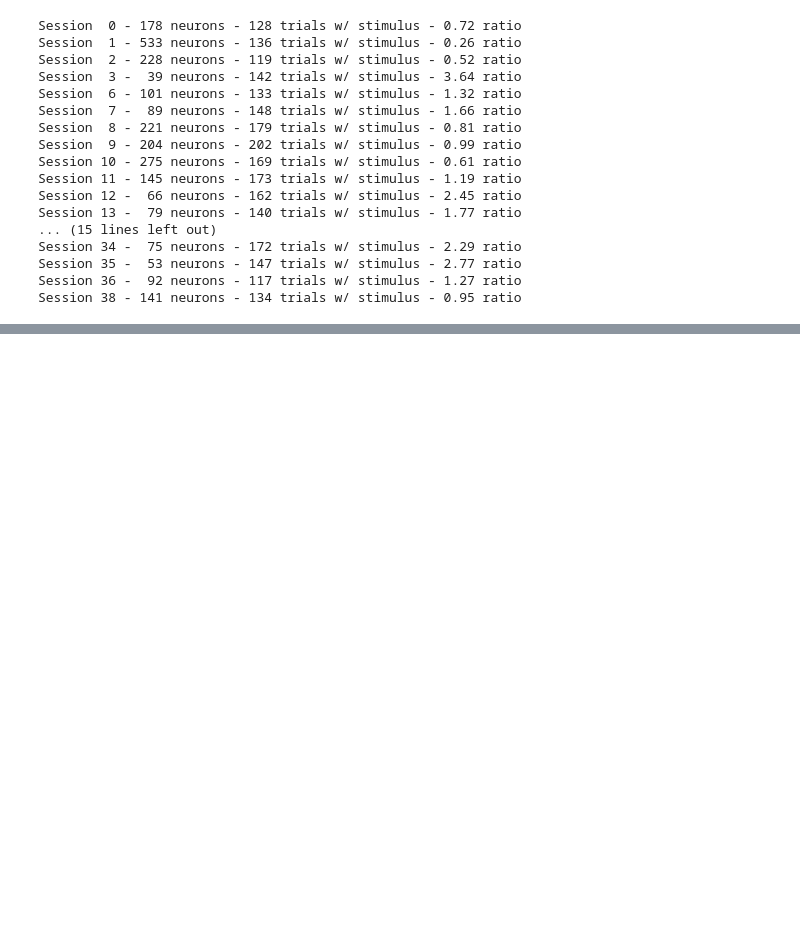
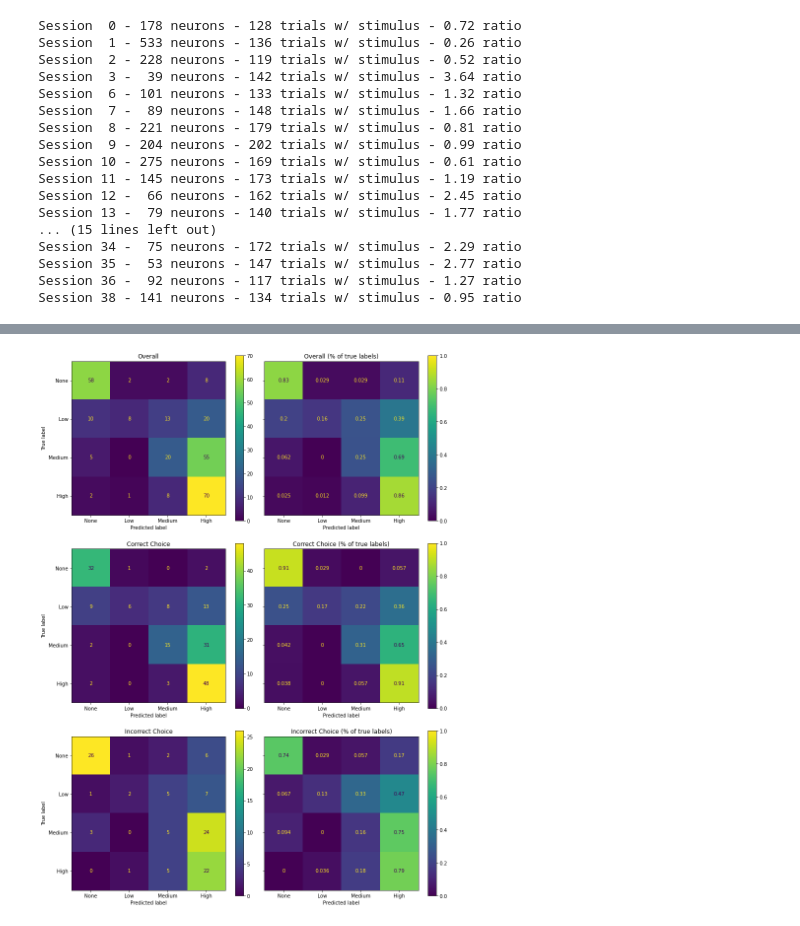
Before and after one commit to sjawhar/nma2020-steinmetz-project, a Jupyter notebook: notebooks/decoders.ipynb, the cells around one changed output, grey strips where cells are left out. Saved outputs shown, nothing was run; the diff lists cells and outputs as text; code cells hidden in the pictures; blank space fills up the shorter version.

```diff
--- a/notebooks/decoders.ipynb
+++ b/notebooks/decoders.ipynb
@@ -106,0 +205,27 @@ Class confidence at 5480ms: [0.56098166 0.11313523 0.17236025 0.15352286]
+# %%
+from sklearn.metrics import ConfusionMatrixDisplay
+
+fig, axes = plt.subplots(3, 2)
+fig.set_size_inches(12, 16)
+fig.set_tight_layout(True)
+
+data = [
+    (confusion_matrices.sum(axis=0), "Overall"),
+    (confusion_matrices[1], "Correct Choice"),
+    (confusion_matrices[0], "Incorrect Choice"),
+]
+for i, (perf, title) in enumerate(data):
+    axes[i, 0].set_title(title)
+    ConfusionMatrixDisplay(perf, display_labels=CLASS_NAMES).plot(ax=axes[i, 0])
+
+    ax = axes[i, 1]
+    perf = perf / perf.sum(axis=1, keepdims=True)
+    disp = ConfusionMatrixDisplay(perf, display_labels=CLASS_NAMES).plot(ax=ax)
+    disp.im_.colorbar.remove()
+    disp.im_ = ax.imshow(perf, vmin=0, vmax=1)
+    fig.colorbar(disp.im_, ax=ax)
+    ax.set_title(f"{title} (% of true labels)")
+    ax.set_ylabel("")
+    ax.set_yticklabels([])
+# %% [output]
+[figure, added]
```
Also changed, not shown: parts of 13 cells of this notebook, 1 other file.
